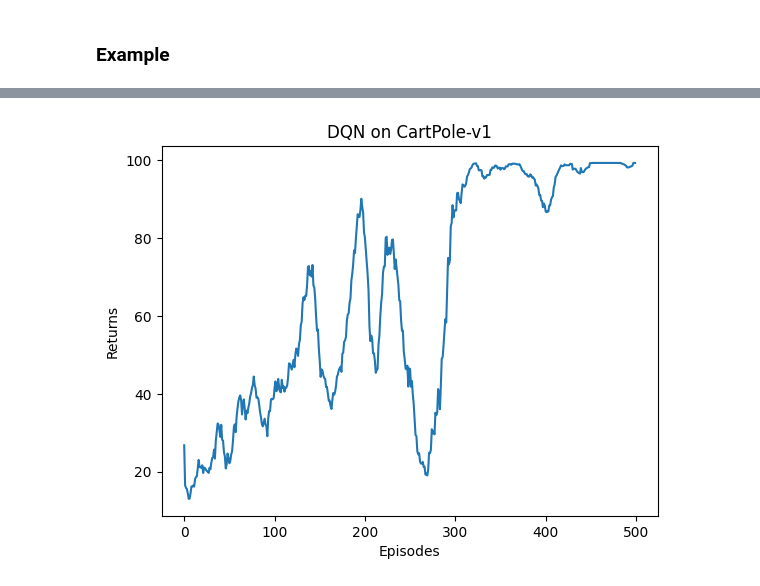
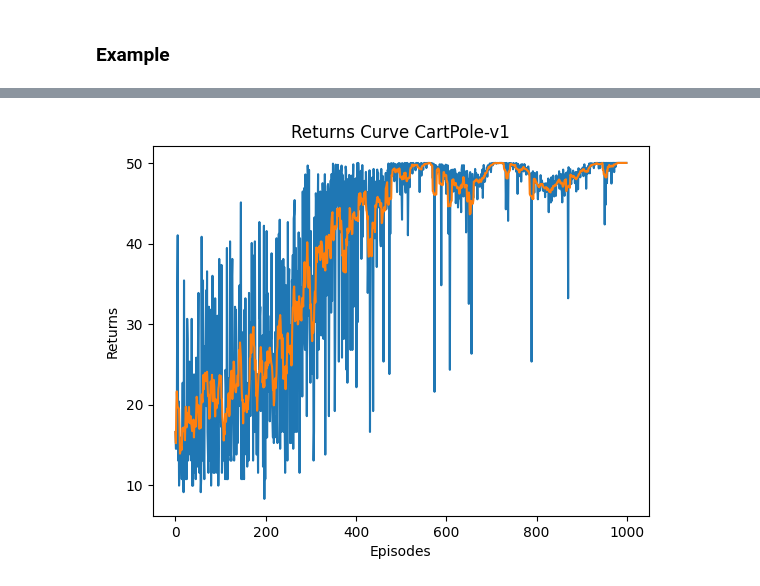
Before and after one commit to kangrl/Deep-Reinforce-Learning, a Jupyter notebook: 03 Algorithms/3.15 Policy Gradient Methods.ipynb, the cells around one changed output, grey strips where cells are left out. Cells and saved outputs as stored; diff of their text form; code cells hidden in the pictures.

```diff
--- a/03 Algorithms/3.15 Policy Gradient Methods.ipynb
+++ b/03 Algorithms/3.15 Policy Gradient Methods.ipynb
@@ -238,14 +248,14 @@ agent = REINFORCE(
     env=environment,
     state_dim=environment.observation_space.shape[0],
     action_dim=environment.action_space.n,
-    hidden_dim=128,
-    learning_rate=0.001,
-    gamma=0.99,
+    hidden_dim=64,
+    learning_rate=0.0005,
+    gamma=0.98,
     device=get_device()
 )
 # %%
 agent.train(
-    epochs=500
+    epochs=1000
 )
 # %%
 environment = gym.make(name, render_mode='human')
@@ -268,9 +269,4 @@ plt.show()
-# %%
-mv_return = moving_average(agent.returns, 9)
-plt.plot(episodes, mv_return)
-plt.xlabel('Episodes')
-plt.ylabel('Returns')
-plt.title('DQN on {}'.format(name))
-plt.show()
-# %% [output]
-[figure, removed]
+# %%
+plot_returns_curve(agent.returns, name=name)
+# %% [output]
+[figure, added]
```
Also changed, not shown: parts of 4 cells of this notebook, 2 other files.
